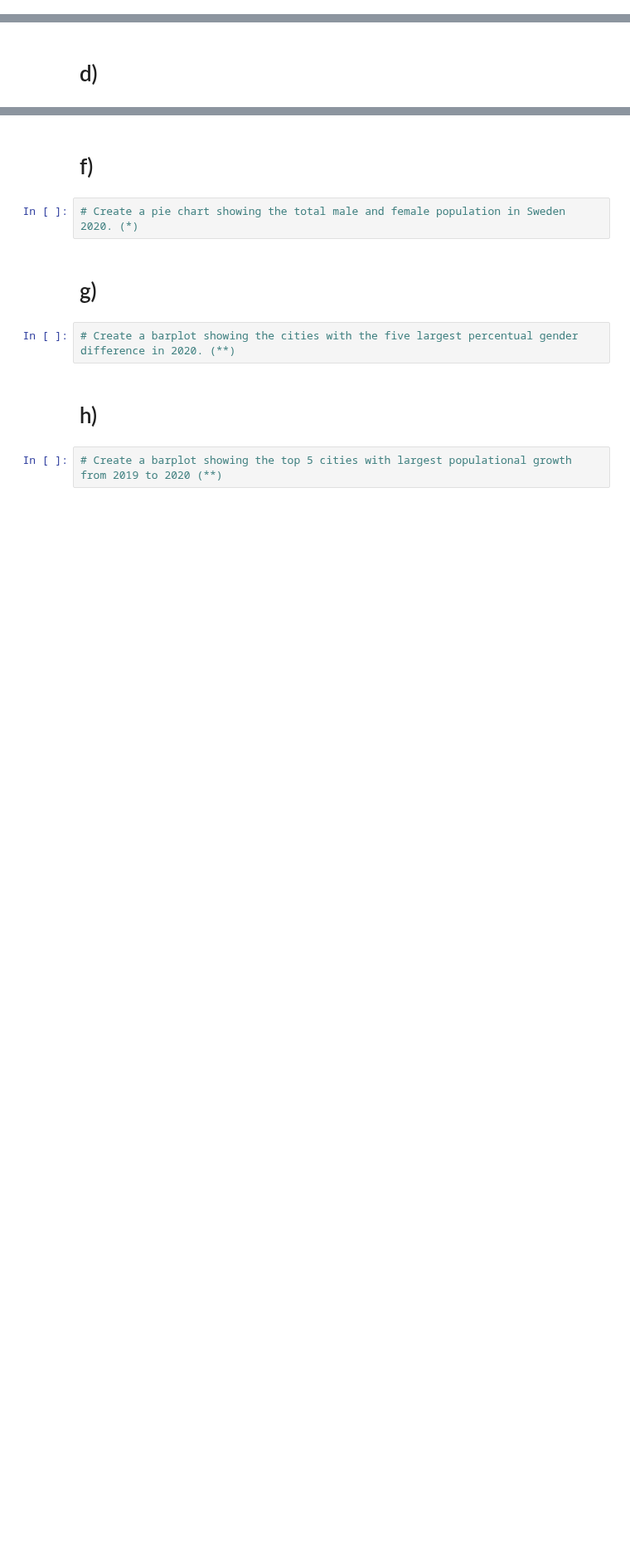
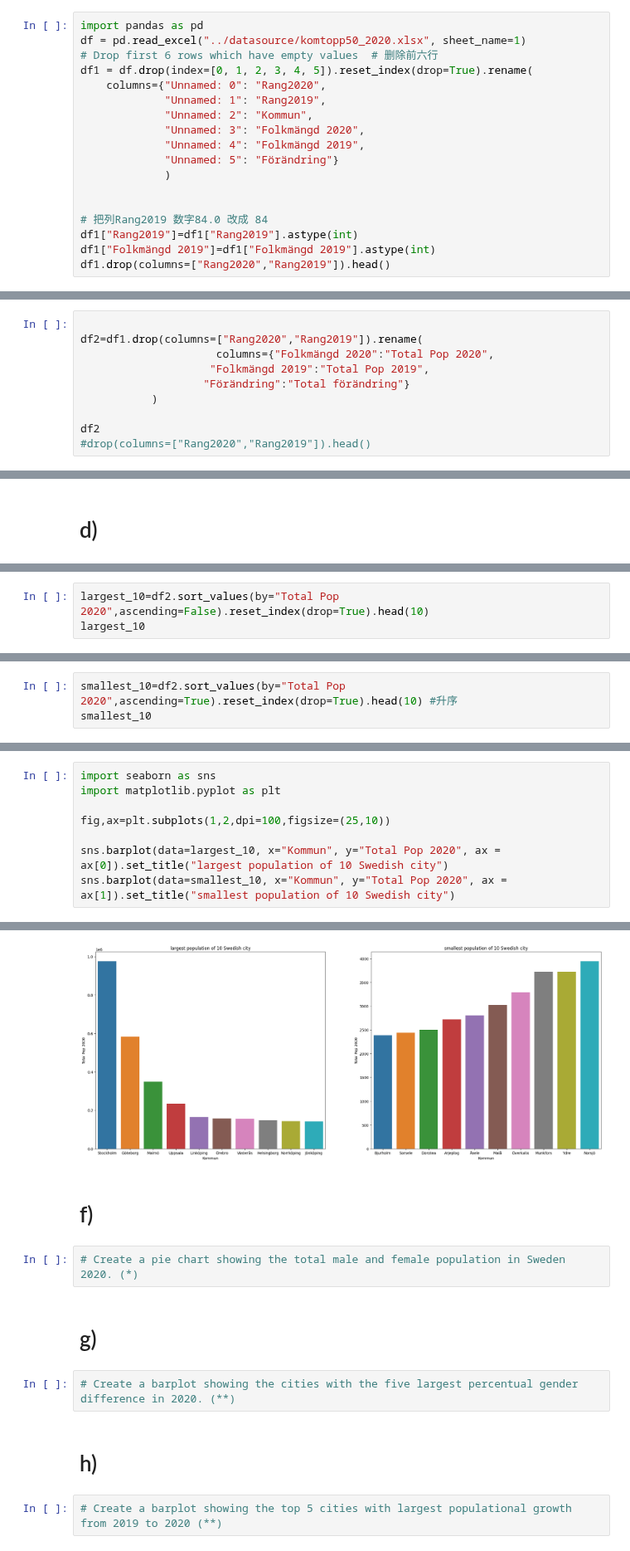
Before and after one commit to xjohansson/Databehandling_Xiu, a Jupyter notebook: Exercise/Exercise0_pandas basic.ipynb, the cells around one changed output, grey strips where cells are left out. Shown at 83% size. Cells and saved outputs as stored; diff of their text form; blank space fills up the shorter version.

```diff
--- a/Exercise/Exercise0_pandas basic.ipynb
+++ b/Exercise/Exercise0_pandas basic.ipynb
@@ -279,0 +378,18 @@ print(df3)
+# %%
+import pandas as pd
+df = pd.read_excel("../datasource/komtopp50_2020.xlsx", sheet_name=1)
+# Drop first 6 rows which have empty values  # 删除前六行
+df1 = df.drop(index=[0, 1, 2, 3, 4, 5]).reset_index(drop=True).rename(
+    columns={"Unnamed: 0": "Rang2020",
+             "Unnamed: 1": "Rang2019",
+             "Unnamed: 2": "Kommun",
+             "Unnamed: 3": "Folkmängd 2020",
+             "Unnamed: 4": "Folkmängd 2019",
+             "Unnamed: 5": "Förändring"}
+             )
+
+
+# 把列Rang2019 数字84.0 改成 84
+df1["Rang2019"]=df1["Rang2019"].astype(int)
+df1["Folkmängd 2019"]=df1["Folkmängd 2019"].astype(int)
+df1.drop(columns=["Rang2020","Rang2019"]).head()
@@ -279,0 +403,10 @@ print(df3)
+# %%
+
+df2=df1.drop(columns=["Rang2020","Rang2019"]).rename(
+                     columns={"Folkmängd 2020":"Total Pop 2020",
+                    "Folkmängd 2019":"Total Pop 2019",
+                   "Förändring":"Total förändring"}
+           )
+
+df2
+#drop(columns=["Rang2020","Rang2019"]).head()
@@ -287,0 +455,3 @@ print(df3)
+# %%
+largest_10=df2.sort_values(by="Total Pop 2020",ascending=False).reset_index(drop=True).head(10)
+largest_10
@@ -287,0 +470,3 @@ print(df3)
+# %%
+smallest_10=df2.sort_values(by="Total Pop 2020",ascending=True).reset_index(drop=True).head(10) #升序
+smallest_10
@@ -287,0 +485,9 @@ print(df3)
+# %%
+import seaborn as sns
+import matplotlib.pyplot as plt
+
+fig,ax=plt.subplots(1,2,dpi=100,figsize=(25,10))
+
+sns.barplot(data=largest_10, x="Kommun", y="Total Pop 2020", ax = ax[0]).set_title("largest population of 10 Swedish city")
+sns.barplot(data=smallest_10, x="Kommun", y="Total Pop 2020", ax = ax[1]).set_title("smallest population of 10 Swedish city")
+# %% [output]
@@ -288,3 +495,4 @@ print(df3)
+[figure, added]
 # %% [markdown]
 # f)
 # %%
```
Also changed, not shown: parts of 54 cells of this notebook.
